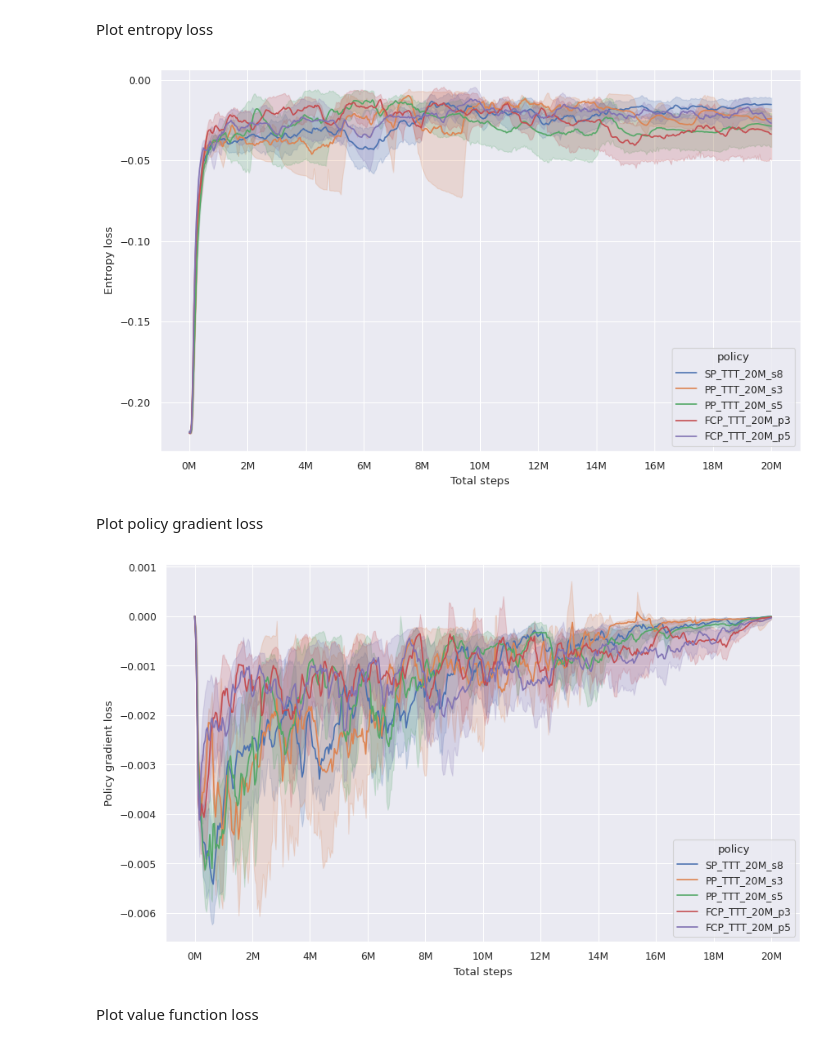
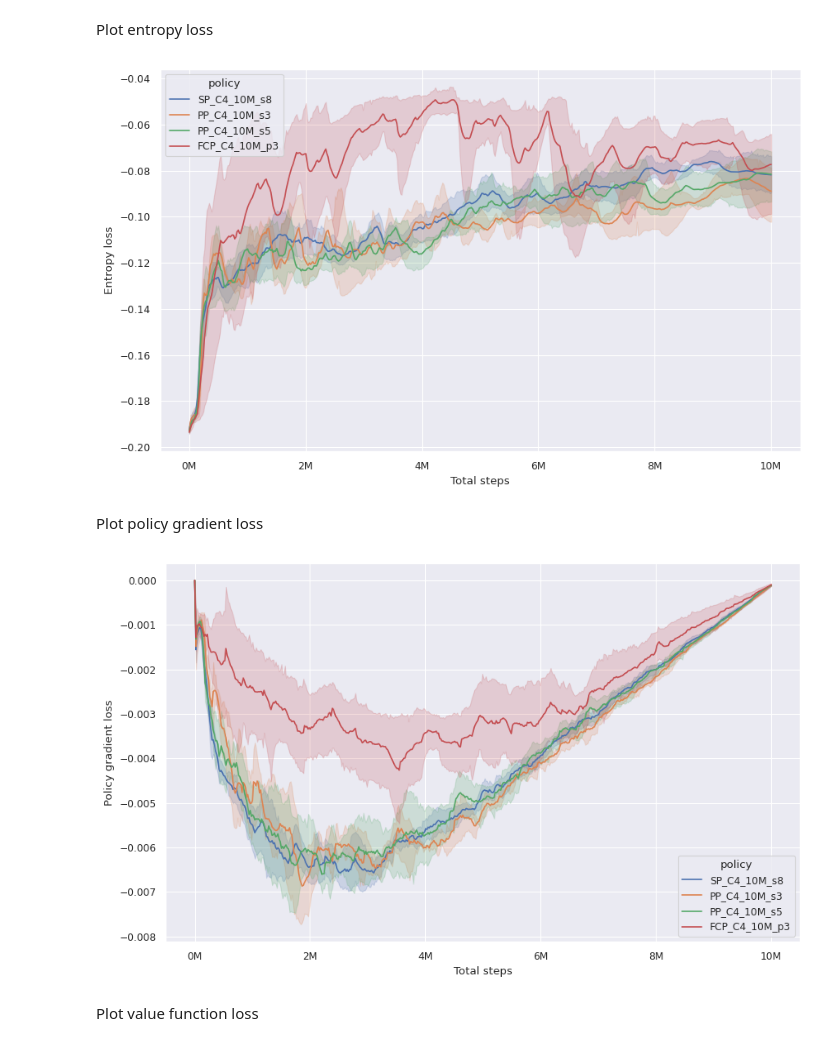
Before and after one commit to ThomasChen98/SIMPLE, a Jupyter notebook: app/plot_learning/learningCurve.ipynb, the cells around one changed output. Cells and saved outputs as stored; diff of their text form; code cells hidden in the pictures.

```diff
--- a/app/plot_learning/learningCurve.ipynb
+++ b/app/plot_learning/learningCurve.ipynb
@@ -14,5 +14,8 @@ figsize=(10, 6)
 export_dir = './'
 data_dir = '../data/'
 
+total_timestep = 11e6
+env_prefix = 'C4'
+
 sns.set()
 sns.set_context("paper")
@@ -146,31 +135,31 @@ plt.savefig(os.path.join(export_dir, 'approx_kl.pdf'), bbox_inches='tight')
 # %% [markdown]
 Plot entropy loss
 # %%
-# data_plot = pd.read_csv('./data_plot.zip')
+data_plot = pd.read_csv('./data_plot_'+env_prefix+'.zip')
 
 fig, ax = plt.subplots(figsize=figsize)
 g = sns.lineplot(data=data_plot, x='env_step', y='loss/entropy_loss_smooth', hue='policy')
 ax.set(xlabel='Total steps', ylabel='Entropy loss')
-plt.xticks(np.arange(0, 21e6, 2e6))
+plt.xticks(np.arange(0, total_timestep, 2e6))
 xlabels = ['{:.0f}'.format(x) + 'M' for x in g.get_xticks()/1e6]
 g.set_xticklabels(xlabels)
-plt.savefig(os.path.join(export_dir, 'entropy_loss.pdf'), bbox_inches='tight')
+plt.savefig(os.path.join(export_dir, 'entropy_loss_'+env_prefix+'.pdf'), bbox_inches='tight')
 # %% [output]
-[figure, old version]
+[figure, new version]
 # %% [markdown]
 Plot policy gradient loss
 # %%
-# data_plot = pd.read_csv('./data_plot.zip')
+data_plot = pd.read_csv('./data_plot_'+env_prefix+'.zip')
 
 fig, ax = plt.subplots(figsize=figsize)
 g = sns.lineplot(data=data_plot, x='env_step', y='loss/policy_gradient_loss_smooth', hue='policy')
 ax.set(xlabel='Total steps', ylabel='Policy gradient loss')
-plt.xticks(np.arange(0, 21e6, 2e6))
+plt.xticks(np.arange(0, total_timestep, 2e6))
 xlabels = ['{:.0f}'.format(x) + 'M' for x in g.get_xticks()/1e6]
 g.set_xticklabels(xlabels)
-plt.savefig(os.path.join(export_dir, 'policy_gradient_loss.pdf'), bbox_inches='tight')
+plt.savefig(os.path.join(export_dir, 'policy_gradient_loss_'+env_prefix+'.pdf'), bbox_inches='tight')
 # %% [output]
-[figure, old version]
+[figure, new version]
 # %% [markdown]
 Plot value function loss
 # %%
```
Also changed, not shown: parts of 9 cells of this notebook, 29 other files.
